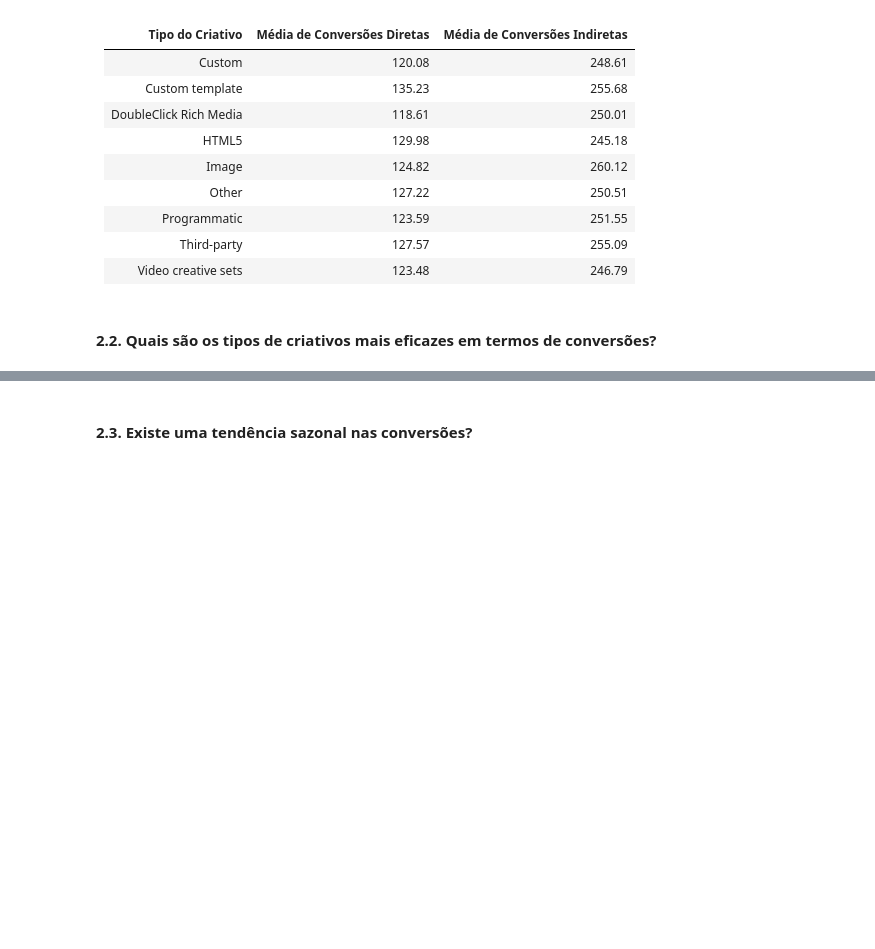
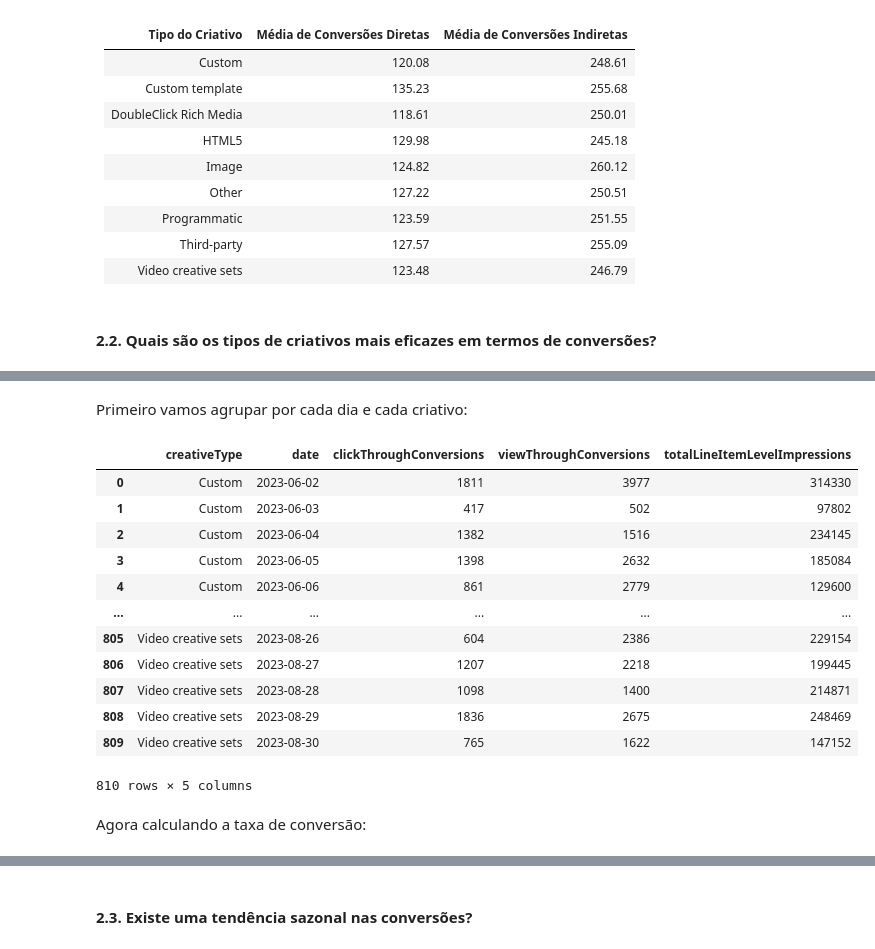
Before and after one commit to brunodifranco/bruno-case-tecnico-rbs, a Jupyter notebook: 12-10-2023-bruno-case-tecnico.ipynb, the cells around one changed output, grey strips where cells are left out. Drawn from its saved outputs; the diff is of its cells as text; code cells hidden in the pictures; blank space fills up the shorter version.

```diff
--- a/12-10-2023-bruno-case-tecnico.ipynb
+++ b/12-10-2023-bruno-case-tecnico.ipynb
@@ -149,0 +156,22 @@ Organizando em um table do markdown:
+# %% [markdown]
+Primeiro vamos agrupar por cada dia e cada criativo:
+# %%
+df_aux = df[["date","creativeType", "clickThroughConversions", "viewThroughConversions", "totalLineItemLevelImpressions"]].groupby(["creativeType", "date"]).sum().reset_index()
+# %%
+df_aux
+# %% [output]
+|  | creativeType | date | clickThroughConversions | viewThroughConversions | totalLineItemLevelImpressions |
+| 0 | Custom | 2023-06-02 | 1811 | 3977 | 314330 |
+| 1 | Custom | 2023-06-03 | 417 | 502 | 97802 |
+| 2 | Custom | 2023-06-04 | 1382 | 1516 | 234145 |
+| 3 | Custom | 2023-06-05 | 1398 | 2632 | 185084 |
+| 4 | Custom | 2023-06-06 | 861 | 2779 | 129600 |
+| ... | ... | ... | ... | ... | ... |
+| 805 | Video creative sets | 2023-08-26 | 604 | 2386 | 229154 |
+| 806 | Video creative sets | 2023-08-27 | 1207 | 2218 | 199445 |
+| 807 | Video creative sets | 2023-08-28 | 1098 | 1400 | 214871 |
+| 808 | Video creative sets | 2023-08-29 | 1836 | 2675 | 248469 |
+| 809 | Video creative sets | 2023-08-30 | 765 | 1622 | 147152 |
+810 rows × 5 columns
+# %% [markdown]
+Agora calculando a taxa de conversão:
```
Also changed, not shown: parts of 39 cells of this notebook, 1 other file.
